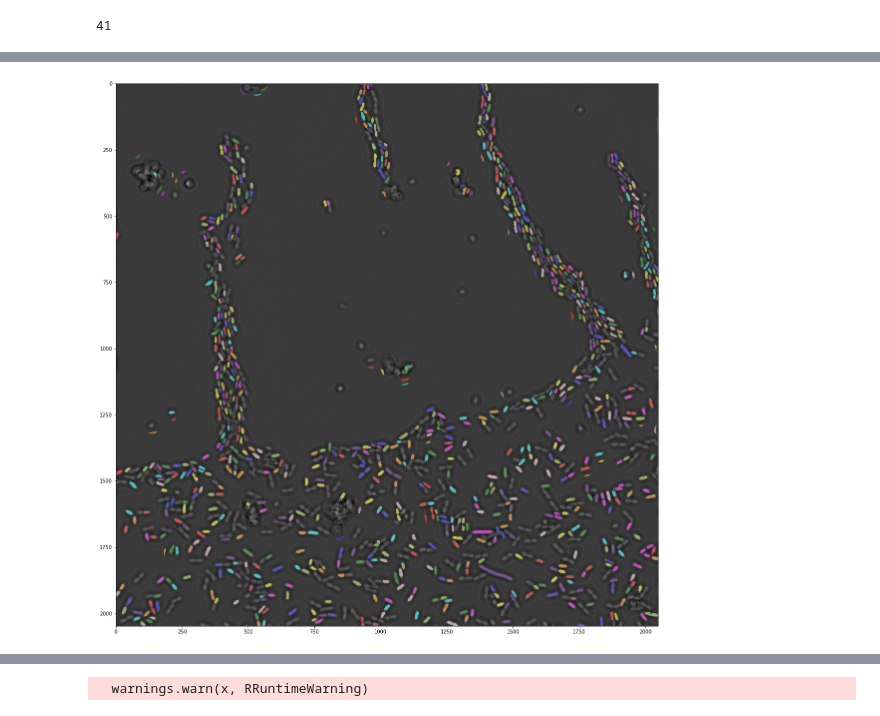
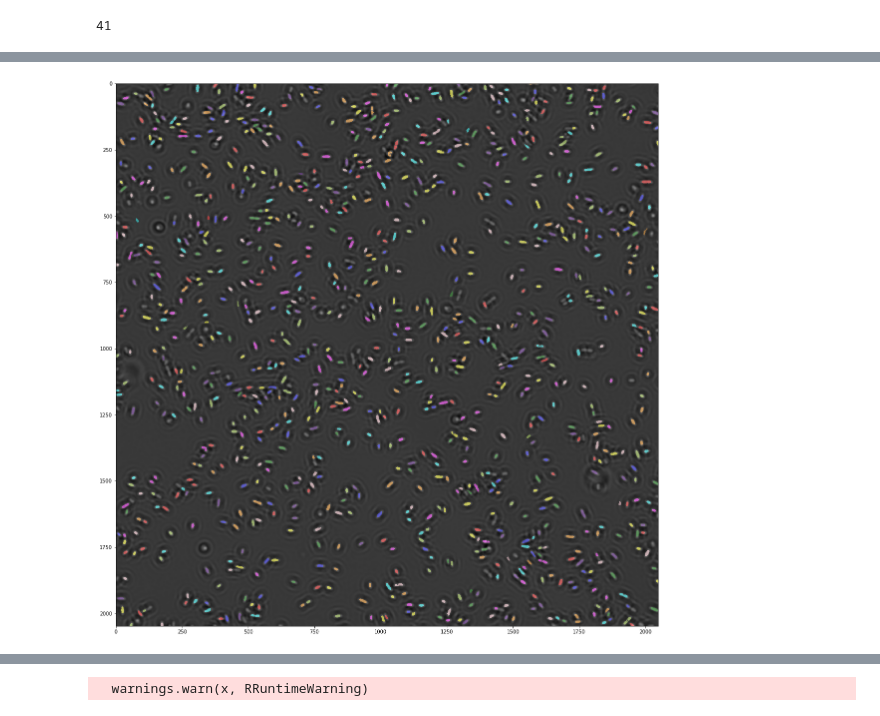
Before and after one commit to guiwitz/DeepPlateSegmenter, a Jupyter notebook: deep_plate_analysis.ipynb, the cells around one changed output, grey strips where cells are left out. Saved outputs shown, nothing was run; the diff lists cells and outputs as text; code cells hidden in the pictures.

```diff
--- a/deep_plate_analysis.ipynb
+++ b/deep_plate_analysis.ipynb
@@ -24,9 +26,10 @@ import deeplate.platesegmenter as ps
 # %%
 #folder = '/Volumes/MusiqueHD/201710126_lowerbound'
-folder = '/scicore/home/nimwegen/urchuegu/projects/prj_noise_across_conditions_main/cell_size/data/20170126/201710126_lowerbound/'
+#folder = '/scicore/home/nimwegen/urchuegu/projects/prj_noise_across_conditions_main/cell_size/data/20170126/201710126_lowerbound/'
+folder = '/scicore/home/nimwegen/urchuegu/projects/prj_noise_across_conditions_main/cell_size/data/20170330/20170330_highmed_1/'
 # %%
 #weights_folder  = '/Users/guillaume/Desktop/PostdocBasel/PlateSegmenter_Python_Git/DeepPlate/Learn201710126/'
-weights_folder  = '/scicore/home/nimwegen/witzg/DeepLearningData/Learn20170126_subsetrot/'
+weights_folder  = '/scicore/home/nimwegen/witzg/DeepLearningData/Learn20170126_manual/'
 # %%
 folder_to_save = '/scicore/home/nimwegen/witzg/DeepPlateAnalysis/'
 # %%
@@ -37,14 +40,11 @@ print(MMobj.channels)
 # %%
 #based on the above outpout set fluo and bright field channels
-fluo_ch = 0
-bf_ch = 1
+fluo_ch = 1
+bf_ch = 0
 # %%
 #load deep learning model and weights
 plate_model = ps.get_unet(1, MMobj.height,MMobj.width)
 plate_model.load_weights(weights_folder+'weights.h5')
-# %%
-#load training examples to get normalization
-imgs_train, imgs_mask_train, imgs_weight_train = ps.load_train_data(weights_folder)
 # %%
 #get metadata
 z_step = MMobj.get_zstep()
@@ -61,13 +61,14 @@ if not os.path.exists(folder_to_save):
     os.makedirs(folder_to_save)
 
 #do the segmentation
-for i in range(41,42):#range(len(positions)):
+for i in range(30,31):#range(len(positions)):
 
     #load bf stack
     stack = MMobj.get_stack(frame=0,channel=bf_ch,position=i, compress = 1)
 
     #calculate correlation image
-    correlated_norm = ps.phase_corr_simple(stack,thickness=800,z_step=z_step)
+    #correlated_norm = ps.phase_corr_simple(stack,thickness=800,z_step=z_step)
+    correlated_norm = ps.phase_corr_simple_midplane(stack,midplane = 13,thickness=800,z_step=z_step)
     correlated_norm_gauss = nd.gaussian_filter(correlated_norm,3)
 
     #deep-segment image
@@ -79,14 +80,14 @@ for i in range(41,42):#range(len(positions)):
 
     #threshold deepe learning segmentation and clean resulting mask
     plate_im_mask2 = plate_im_mask.copy()
-    plate_im_mask2[plate_im_mask2<0.1]=0
-    plate_im_mask2[plate_im_mask2>0.1]=1
+    plate_im_mask2[plate_im_mask2<0.5]=0
+    plate_im_mask2[plate_im_mask2>0.5]=1
 
     masklab = morphology.label(plate_im_mask2)
     cellinfo = regionprops(masklab)
     newMask = np.zeros(masklab.shape)
     for c in cellinfo:
-        if (c.label>0)&(c.area>100)&(c.area<10000)&(c.solidity>0.8)&(c.eccentricity>0.6):
+        if (c.label>0)&(c.area>100)&(c.area<10000):#&(c.solidity>0.8)&(c.eccentricity>0.6):
             newMask[masklab==c.label]=1
 
     #load fluo image
@@ -114 +115 @@ for i in range(41,42):#range(len(positions)):
-[figure, old version]
+[figure, new version]
```
Also changed, not shown: parts of 7 cells of this notebook, 2 other files.
